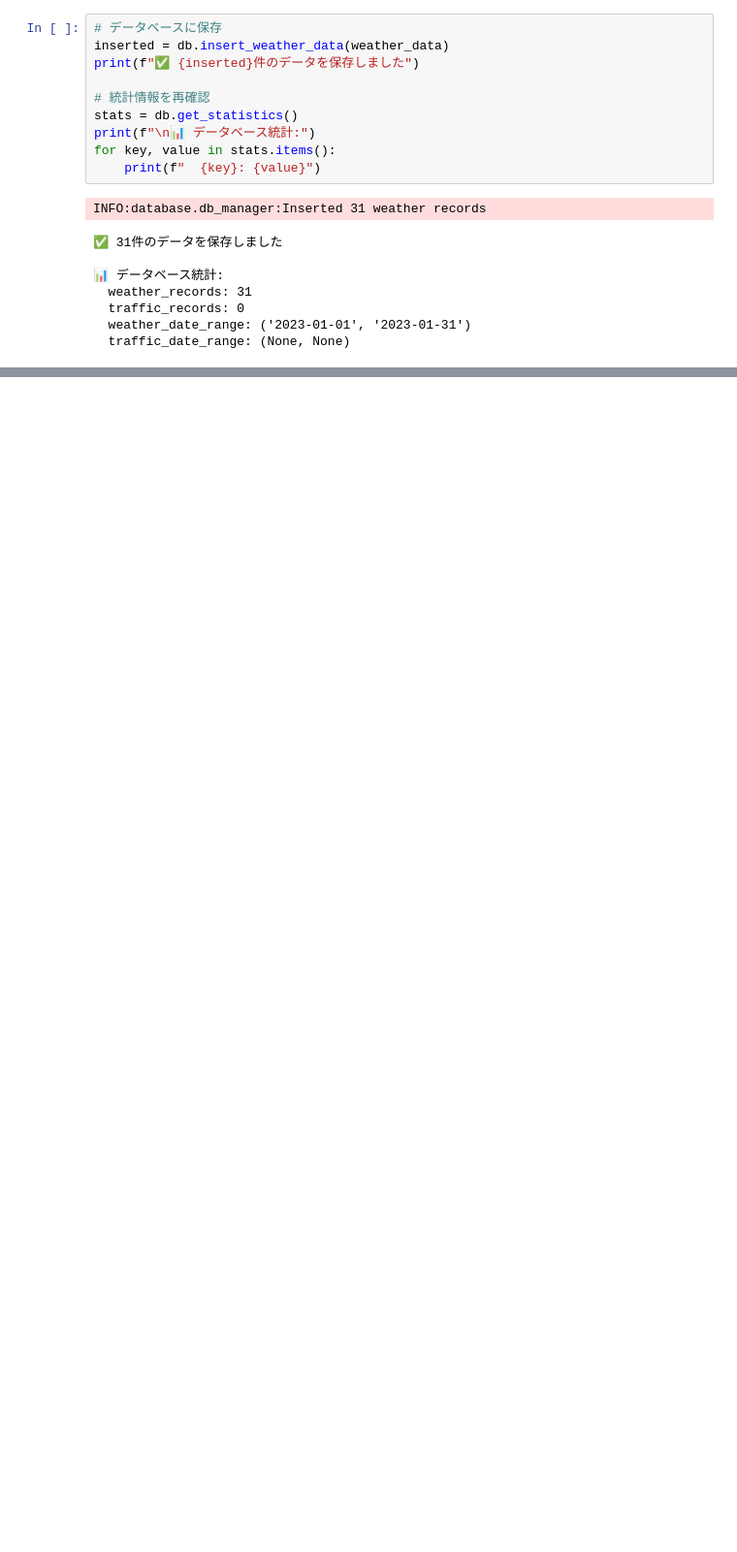
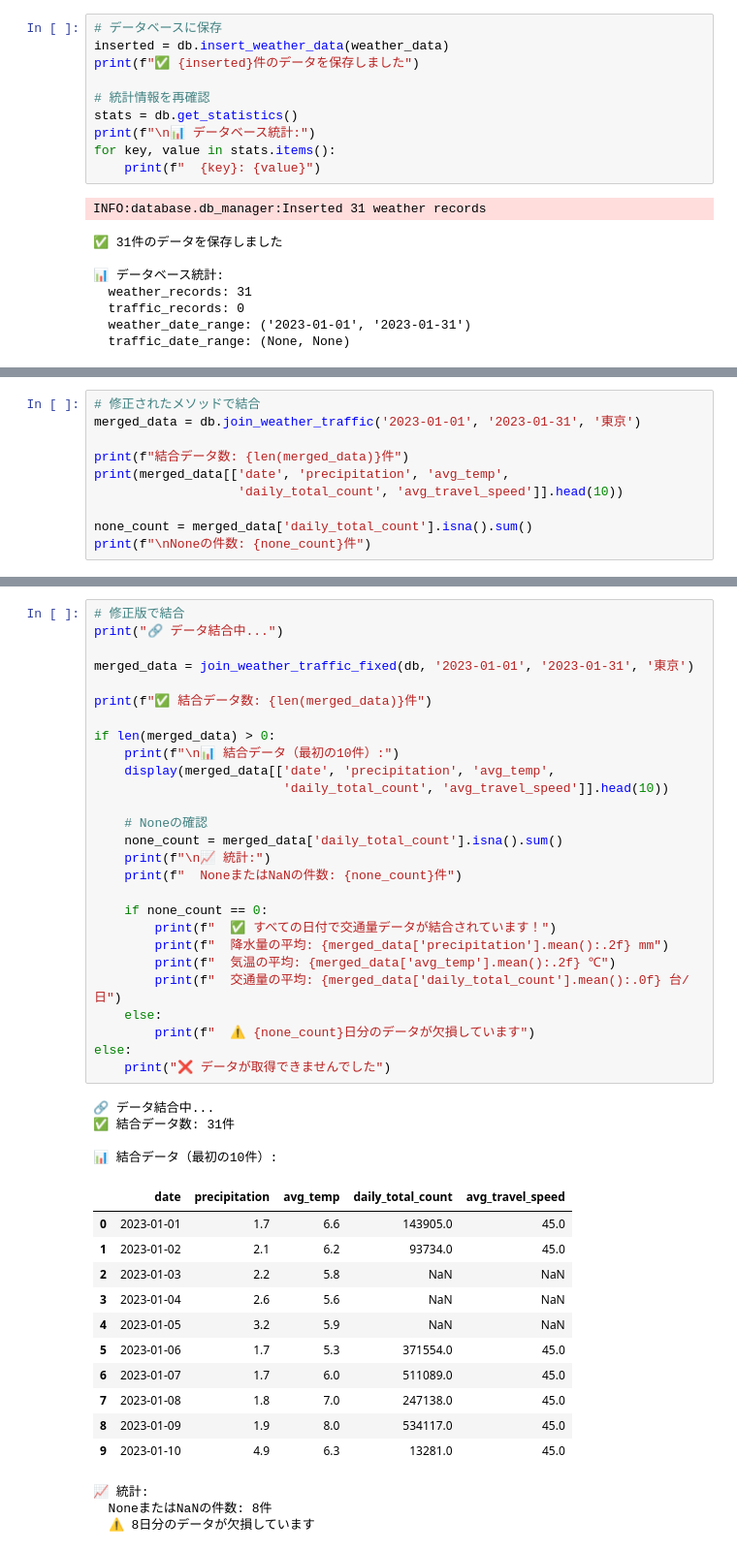
Before and after one commit to Imurayuto/dsprog2_2025_final, a Jupyter notebook: notebooks/weather_traffic_analysis.ipynb, the cells around one changed output, grey strips where cells are left out. Shown at 97% size. Drawn from its saved outputs; the diff is of its cells as text; blank space fills up the shorter version.

```diff
--- a/notebooks/weather_traffic_analysis.ipynb
+++ b/notebooks/weather_traffic_analysis.ipynb
@@ -94,0 +843,10 @@ INFO:database.db_manager:Inserted 31 weather records
+# %%
+# 修正されたメソッドで結合
+merged_data = db.join_weather_traffic('2023-01-01', '2023-01-31', '東京')
+
+print(f"結合データ数: {len(merged_data)}件")
+print(merged_data[['date', 'precipitation', 'avg_temp',
+                   'daily_total_count', 'avg_travel_speed']].head(10))
+
+none_count = merged_data['daily_total_count'].isna().sum()
+print(f"\nNoneの件数: {none_count}件")
@@ -94,0 +921,46 @@ INFO:database.db_manager:Inserted 31 weather records
+# %%
+# 修正版で結合
+print("🔗 データ結合中...")
+
+merged_data = join_weather_traffic_fixed(db, '2023-01-01', '2023-01-31', '東京')
+
+print(f"✅ 結合データ数: {len(merged_data)}件")
+
+if len(merged_data) > 0:
+    print(f"\n📊 結合データ（最初の10件）:")
+    display(merged_data[['date', 'precipitation', 'avg_temp',
+                         'daily_total_count', 'avg_travel_speed']].head(10))
+
+    # Noneの確認
+    none_count = merged_data['daily_total_count'].isna().sum()
+    print(f"\n📈 統計:")
+    print(f"  NoneまたはNaNの件数: {none_count}件")
+
+    if none_count == 0:
+        print(f"  ✅ すべての日付で交通量データが結合されています！")
+        print(f"  降水量の平均: {merged_data['precipitation'].mean():.2f} mm")
+        print(f"  気温の平均: {merged_data['avg_temp'].mean():.2f} ℃")
+        print(f"  交通量の平均: {merged_data['daily_total_count'].mean():.0f} 台/日")
+    else:
+        print(f"  ⚠️ {none_count}日分のデータが欠損しています")
+else:
+    print("❌ データが取得できませんでした")
+# %% [output]
+🔗 データ結合中...
+✅ 結合データ数: 31件
+
+📊 結合データ（最初の10件）:
+|  | date | precipitation | avg_temp | daily_total_count | avg_travel_speed |
+| 0 | 2023-01-01 | 1.7 | 6.6 | 143905.0 | 45.0 |
+| 1 | 2023-01-02 | 2.1 | 6.2 | 93734.0 | 45.0 |
+| 2 | 2023-01-03 | 2.2 | 5.8 | NaN | NaN |
+| 3 | 2023-01-04 | 2.6 | 5.6 | NaN | NaN |
+| 4 | 2023-01-05 | 3.2 | 5.9 | NaN | NaN |
+| 5 | 2023-01-06 | 1.7 | 5.3 | 371554.0 | 45.0 |
+| 6 | 2023-01-07 | 1.7 | 6.0 | 511089.0 | 45.0 |
+| 7 | 2023-01-08 | 1.8 | 7.0 | 247138.0 | 45.0 |
+| 8 | 2023-01-09 | 1.9 | 8.0 | 534117.0 | 45.0 |
+| 9 | 2023-01-10 | 4.9 | 6.3 | 13281.0 | 45.0 |
+📈 統計:
+  NoneまたはNaNの件数: 8件
+  ⚠️ 8日分のデータが欠損しています
```
Also changed, not shown: parts of 24 cells of this notebook, 3 other files.
